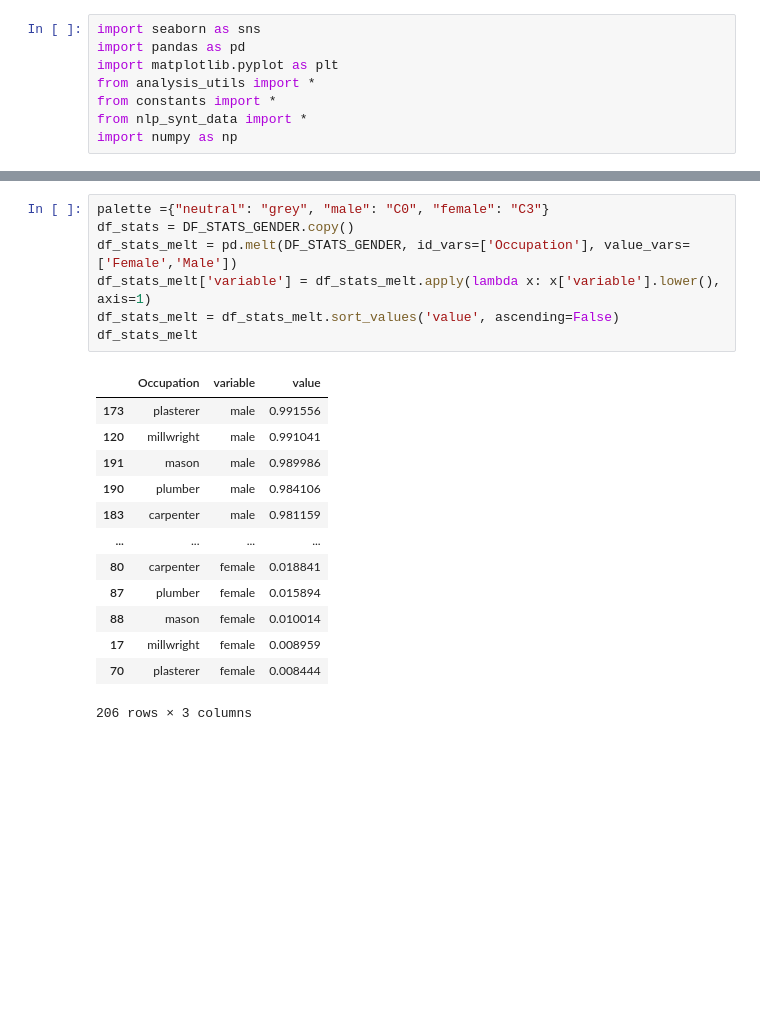
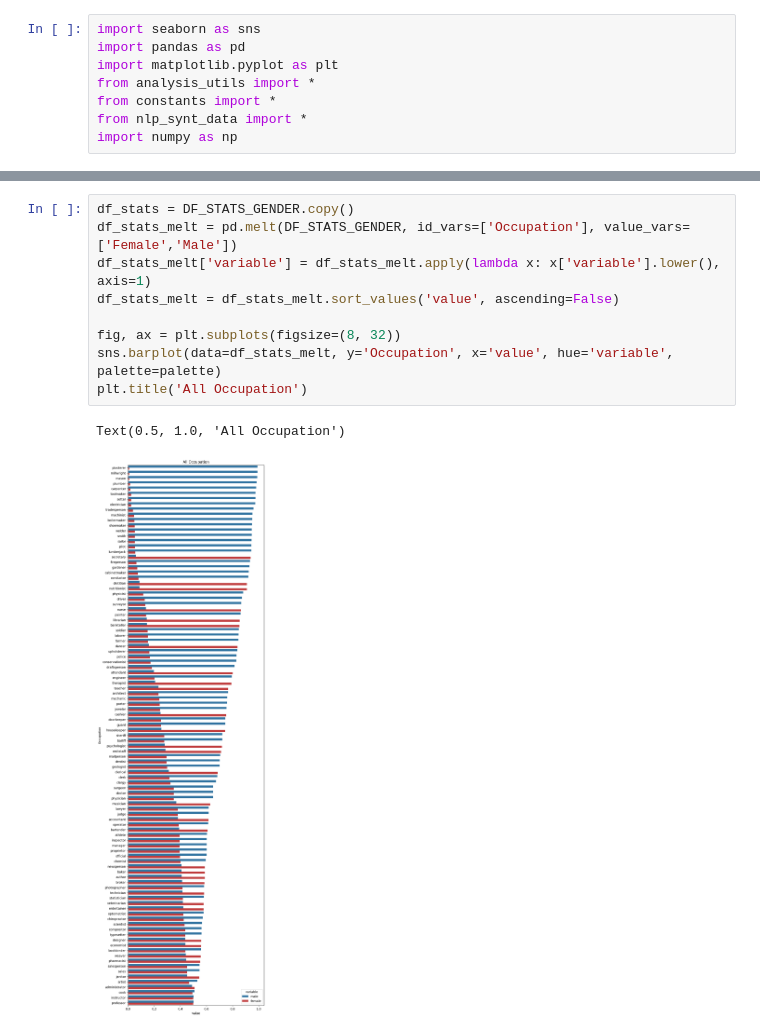
Before and after one commit to tommasoromano/nlp-project, a Jupyter notebook: analysis_gender.ipynb, the cells around one changed output, grey strips where cells are left out. Saved outputs shown, nothing was run; the diff lists cells and outputs as text; blank space fills up the shorter version.

Commit message:
stats

```diff
--- a/analysis_gender.ipynb
+++ b/analysis_gender.ipynb
@@ -112,21 +81,12 @@ DF_STATS_GENDER
 # %%
-palette ={"neutral": "grey", "male": "C0", "female": "C3"}
 df_stats = DF_STATS_GENDER.copy()
 df_stats_melt = pd.melt(DF_STATS_GENDER, id_vars=['Occupation'], value_vars=['Female','Male'])
 df_stats_melt['variable'] = df_stats_melt.apply(lambda x: x['variable'].lower(), axis=1)
 df_stats_melt = df_stats_melt.sort_values('value', ascending=False)
-df_stats_melt
+
+fig, ax = plt.subplots(figsize=(8, 32))
+sns.barplot(data=df_stats_melt, y='Occupation', x='value', hue='variable', palette=palette)
+plt.title('All Occupation')
 # %% [output]
-|  | Occupation | variable | value |
-| 173 | plasterer | male | 0.991556 |
-| 120 | millwright | male | 0.991041 |
-| 191 | mason | male | 0.989986 |
-| 190 | plumber | male | 0.984106 |
-| 183 | carpenter | male | 0.981159 |
-| ... | ... | ... | ... |
-| 80 | carpenter | female | 0.018841 |
-| 87 | plumber | female | 0.015894 |
-| 88 | mason | female | 0.010014 |
-| 17 | millwright | female | 0.008959 |
-| 70 | plasterer | female | 0.008444 |
-206 rows × 3 columns
+Text(0.5, 1.0, 'All Occupation')
+[figure, added]
```
Also changed, not shown: parts of 26 cells of this notebook, 12 other files.
